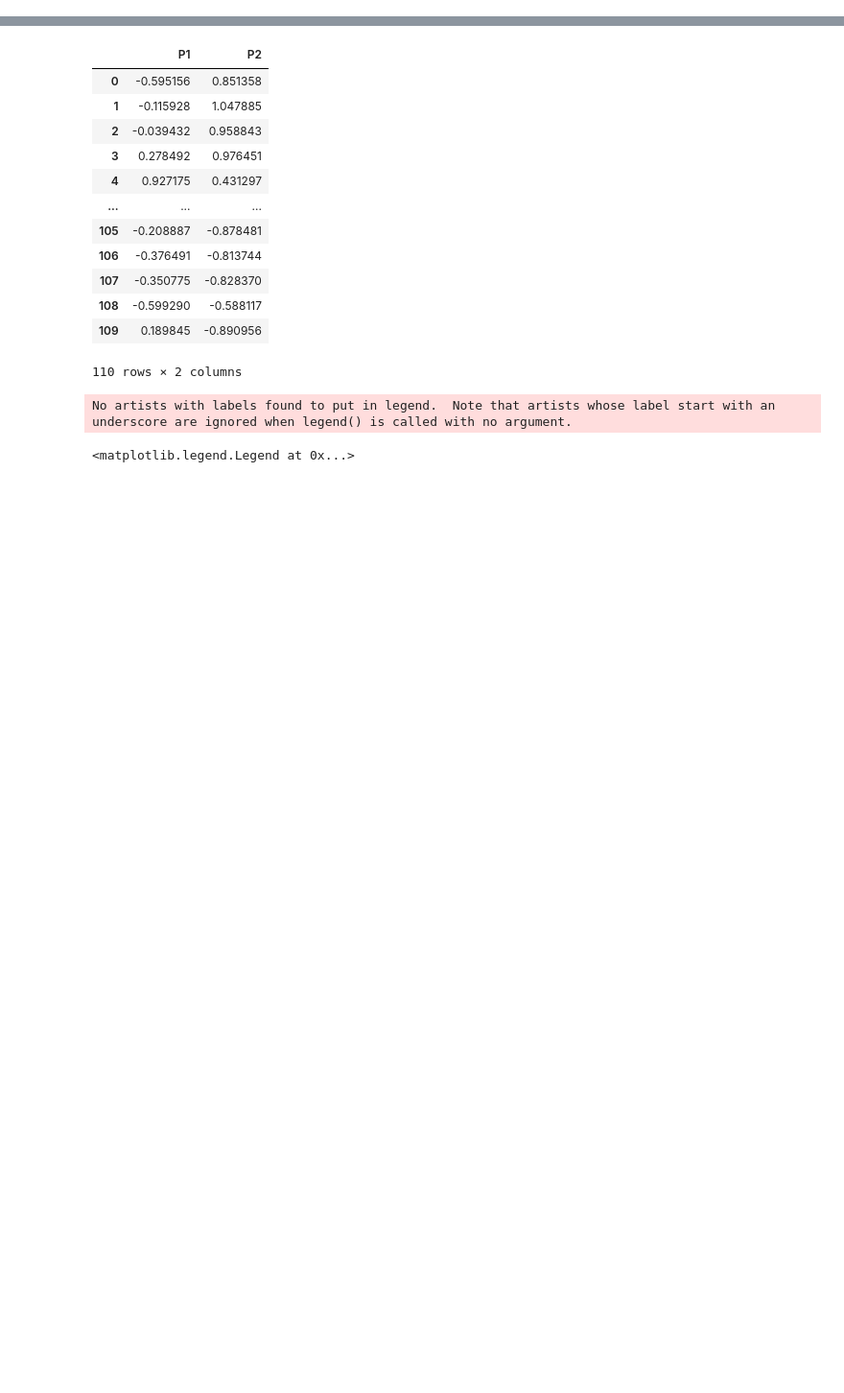
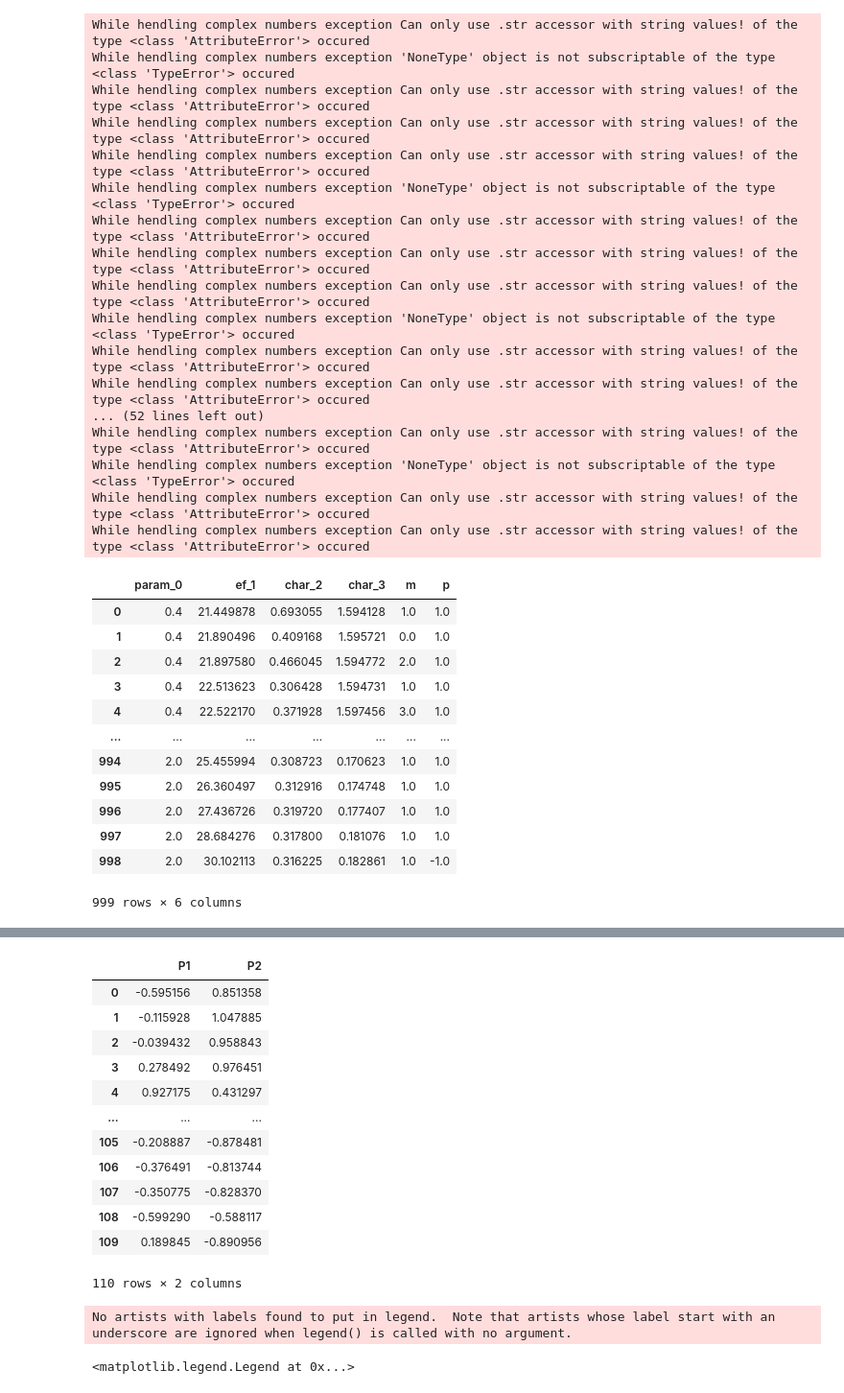
Before and after one commit to aluatar/mom_processing, a Jupyter notebook: notebook.ipynb, the cells around one changed output, grey strips where cells are left out. Shown at 96% size. Drawn from its saved outputs; the diff is of its cells as text; code cells hidden in the pictures; blank space fills up the shorter version.

```diff
--- a/notebook.ipynb
+++ b/notebook.ipynb
@@ -45,2 +1,51 @@ _df = df.loc[df['Px']==1].loc[df['Py']==0].loc[df['Pz']==1]
+# %%
+from processing.pipelines import pipeline_modes_vs_formfactor_parity, pipeline_modes_vs_formfactor_m, pipeline_modes_vs_formfactor_char
+
+
+
+path_p = 'data_rep/Cyl_formfactor/parity'
+path_m = 'data_rep/Cyl_formfactor/ms'
+path_char = 'data_rep/Cyl_formfactor/mode_char'
+
+df_p = pipeline_modes_vs_formfactor_parity(path=path_p)
+df_m = pipeline_modes_vs_formfactor_m(path=path_m)
+df_char = pipeline_modes_vs_formfactor_char(path=path_char)
+
+df = df_char.join(df_m, rsuffix='_m')
+df = df.join(df_p, rsuffix='_p')
+
+df = df.drop(columns=[df.columns[0] + "_m", df.columns[1] + "_m", df.columns[0] + "_p", df.columns[1] + "_p"])
+df
+# %% [output]
+While hendling complex numbers exception Can only use .str accessor with string values! of the type <class 'AttributeError'> occured
+While hendling complex numbers exception 'NoneType' object is not subscriptable of the type <class 'TypeError'> occured
+While hendling complex numbers exception Can only use .str accessor with string values! of the type <class 'AttributeError'> occured
+While hendling complex numbers exception Can only use .str accessor with string values! of the type <class 'AttributeError'> occured
+While hendling complex numbers exception Can only use .str accessor with string values! of the type <class 'AttributeError'> occured
+While hendling complex numbers exception 'NoneType' object is not subscriptable of the type <class 'TypeError'> occured
+While hendling complex numbers exception Can only use .str accessor with string values! of the type <class 'AttributeError'> occured
+While hendling complex numbers exception Can only use .str accessor with string values! of the type <class 'AttributeError'> occured
+While hendling complex numbers exception Can only use .str accessor with string values! of the type <class 'AttributeError'> occured
+While hendling complex numbers exception 'NoneType' object is not subscriptable of the type <class 'TypeError'> occured
+While hendling complex numbers exception Can only use .str accessor with string values! of the type <class 'AttributeError'> occured
+While hendling complex numbers exception Can only use .str accessor with string values! of the type <class 'AttributeError'> occured
+... (52 lines left out)
+While hendling complex numbers exception Can only use .str accessor with string values! of the type <class 'AttributeError'> occured
+While hendling complex numbers exception 'NoneType' object is not subscriptable of the type <class 'TypeError'> occured
+While hendling complex numbers exception Can only use .str accessor with string values! of the type <class 'AttributeError'> occured
+While hendling complex numbers exception Can only use .str accessor with string values! of the type <class 'AttributeError'> occured
+|  | param_0 | ef_1 | char_2 | char_3 | m | p |
+| 0 | 0.4 | 21.449878 | 0.693055 | 1.594128 | 1.0 | 1.0 |
+| 1 | 0.4 | 21.890496 | 0.409168 | 1.595721 | 0.0 | 1.0 |
+| 2 | 0.4 | 21.897580 | 0.466045 | 1.594772 | 2.0 | 1.0 |
+| 3 | 0.4 | 22.513623 | 0.306428 | 1.594731 | 1.0 | 1.0 |
+| 4 | 0.4 | 22.522170 | 0.371928 | 1.597456 | 3.0 | 1.0 |
+| ... | ... | ... | ... | ... | ... | ... |
+| 994 | 2.0 | 25.455994 | 0.308723 | 0.170623 | 1.0 | 1.0 |
+| 995 | 2.0 | 26.360497 | 0.312916 | 0.174748 | 1.0 | 1.0 |
+| 996 | 2.0 | 27.436726 | 0.319720 | 0.177407 | 1.0 | 1.0 |
+| 997 | 2.0 | 28.684276 | 0.317800 | 0.181076 | 1.0 | 1.0 |
+| 998 | 2.0 | 30.102113 | 0.316225 | 0.182861 | 1.0 | -1.0 |
+999 rows × 6 columns
 # %%
 import matplotlib.pyplot as plt
```
Also changed, not shown: parts of 5 cells of this notebook, 1 other file.
